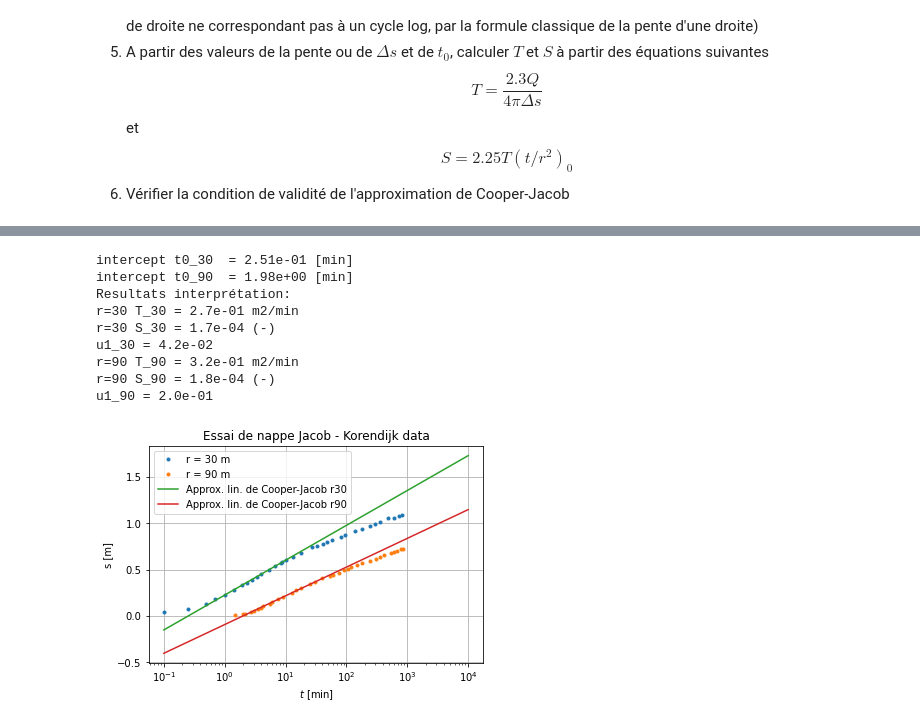
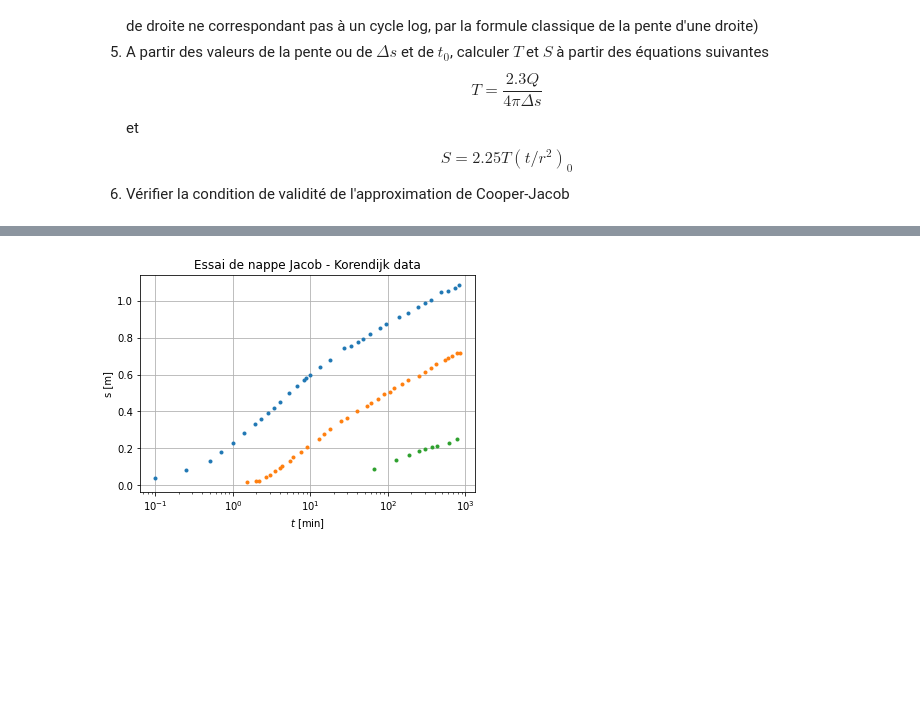
Before and after one commit to larroque852/NB_ENS2_theis_jacob, a Jupyter notebook: ENS2_Jacob.ipynb, the cells around one changed output, grey strips where cells are left out. Saved outputs shown, nothing was run; the diff lists cells and outputs as text; code cells hidden in the pictures; blank space fills up the shorter version.

```diff
--- a/ENS2_Jacob.ipynb
+++ b/ENS2_Jacob.ipynb
@@ -244,4 +259,6 @@ The well screen was installed over the whole thickness of the aquifer, and piezo
 # %%
+#recuperation des données - isolement des données de chaque piezometre ) construction des graph experimentaux
+
 import numpy as np
 import scipy.special as sp
 import math as math
@@ -254,76 +271,39 @@ import matplotlib.pyplot as plt
 data = np.genfromtxt('https://raw.githubusercontent.com/larroque852/NB_ENS2_theis_jacob/main/Korendijk_data.csv',delimiter=',')
 
 # affichage des données (juste 1ere ligne 4 colonnes first 4 lines)
 # Les colonnes sont [r[m], z[m], t[minutes], s[m]] (cf. fichier initial .txt)
 data[:4]
 #print(data[0])
 
+#variables de l'essai de nappe
 Q = 788/(24*60) # m3/min
 
 # plot the data pour chaque piezometre
 #selection des donnees en fonction de la distance d'observation r
 r=30
 I = data[:, 0] == r
 t30 = data[I,2] # [min]
 s30 = data[I,3]
 
 r=90
 I = data[:, 0] == r
 t90 = data[I,2] # [min]
 s90 = data[I,3]
 
+r=215
+I = data[:, 0] == r
+t215 = data[I,2] # [min]
+s215 = data[I,3]
+
 # parametrage de la figure
 plt.title('Essai de nappe Jacob - Korendijk data')
 plt.ylabel('s [m]')
 plt.xlabel('$t$ [min]')
 plt.xscale('log')
 plt.grid()
 plt.plot(t30, s30, '.',label='r = 30 m')
 plt.plot(t90, s90, '.',label='r = 90 m')
-
-# Ajustement des droites de Jacob
-t_jacob = np.logspace(-1, 4, 20)
-t_cal30 = t30[4:15]
-s_cal30 = s30[4:15]
-m30, b30 = np.polyfit(np.log10(t_cal30),s_cal30, 1)
-t_cal90 = t90[4:19]
-s_cal90 = s90[4:19]
-m90, b90 = np.polyfit(np.log10(t_cal90),s_cal90, 1)
-
-plt.plot(t_jacob, m30 * np.log10(t_jacob) + b30, label='Approx. lin. de Cooper-Jacob r30' )
-plt.plot(t_jacob, m90 * np.log10(t_jacob) + b90, label='Approx. lin. de Cooper-Jacob r90' )
-plt.legend()
-
-#calcul de t0 - approche analytique
-t0_30 = pow(10,-b30/m30)
-t0_90 = pow(10,-b90/m90)
-print('intercept t0_30  = {:.2e} [min]'.format(t0_30))
-print('intercept t0_90  = {:.2e} [min]'.format(t0_90))
-
-#calcul des parametres T et S de l'aquifère
-T30 = (2.3*Q)/(4*3.1415*m30)
-S30 = (2.25*T30*t0_30)/30**2
-u1_30 = 30**2*S30/(4*T30*(t_cal30[5]))
-
-T90 = (2.3*Q)/(4*3.1415*m90)
-S90 = (2.25*T90*t0_90)/90**2
-u1_90 = 90**2*S90/(4*T90*(t_cal90[4]))
-
-print('Resultats interprétation:')
-print('r=30 T_30 = {:.1e} m2/min'.format(T30))
-print('r=30 S_30 = {:.1e} (-)'.format(S30))
-print('u1_30 = {:.1e}'.format(u1_30))
-print('r=90 T_90 = {:.1e} m2/min'.format(T90))
-print('r=90 S_90 = {:.1e} (-)'.format(S90))
-print('u1_90 = {:.1e}'.format(u1_90))
+plt.plot(t215, s215, '.',label='r = 215 m')
+plt.show()
 # %% [output]
-intercept t0_30  = 2.51e-01 [min]
-intercept t0_90  = 1.98e+00 [min]
-Resultats interprétation:
-r=30 T_30 = 2.7e-01 m2/min
-r=30 S_30 = 1.7e-04 (-)
-u1_30 = 4.2e-02
-r=90 T_90 = 3.2e-01 m2/min
-r=90 S_90 = 1.8e-04 (-)
-u1_90 = 2.0e-01
-[figure, old version]
+[figure, new version]
```
Also changed, not shown: parts of 17 cells of this notebook.
